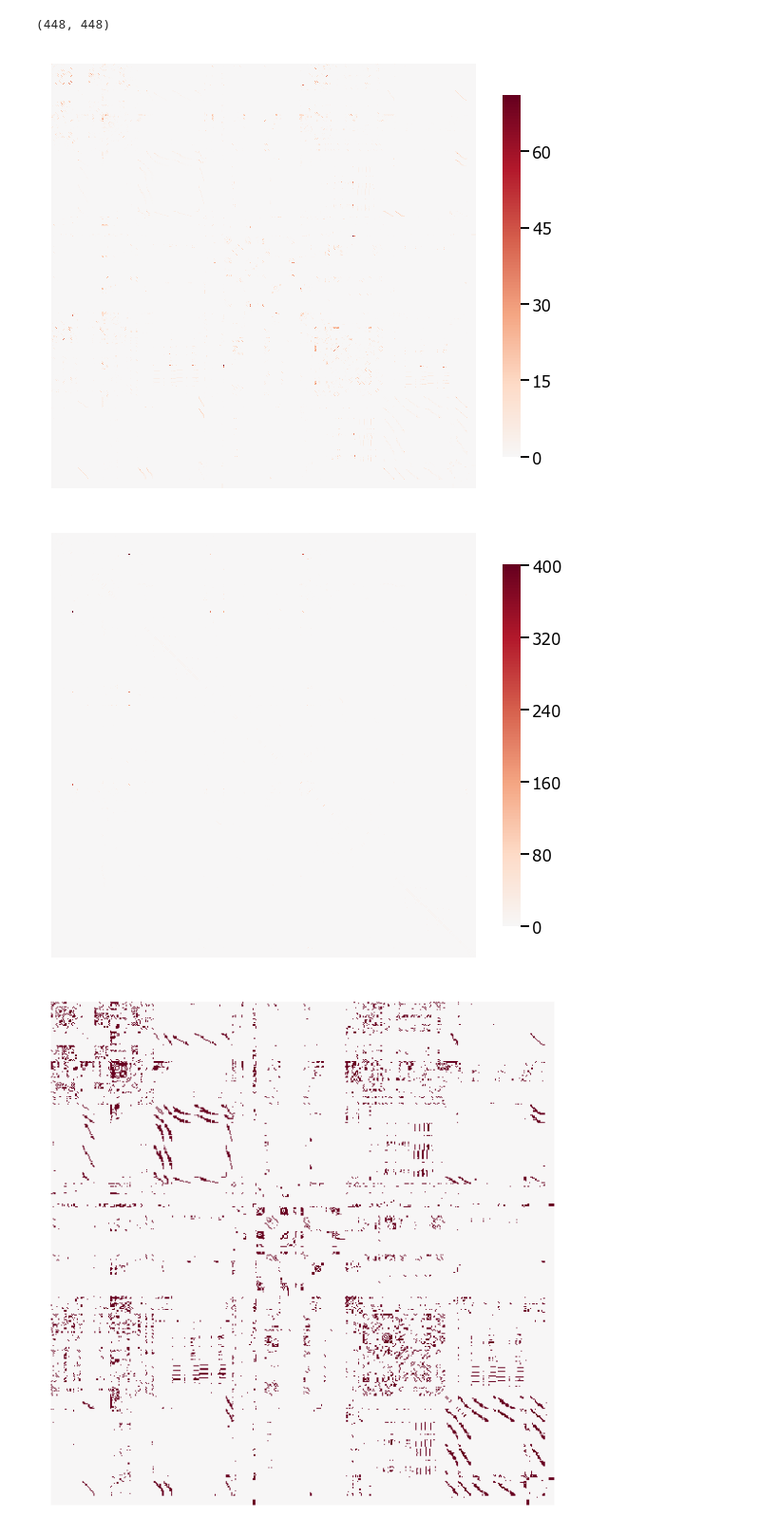
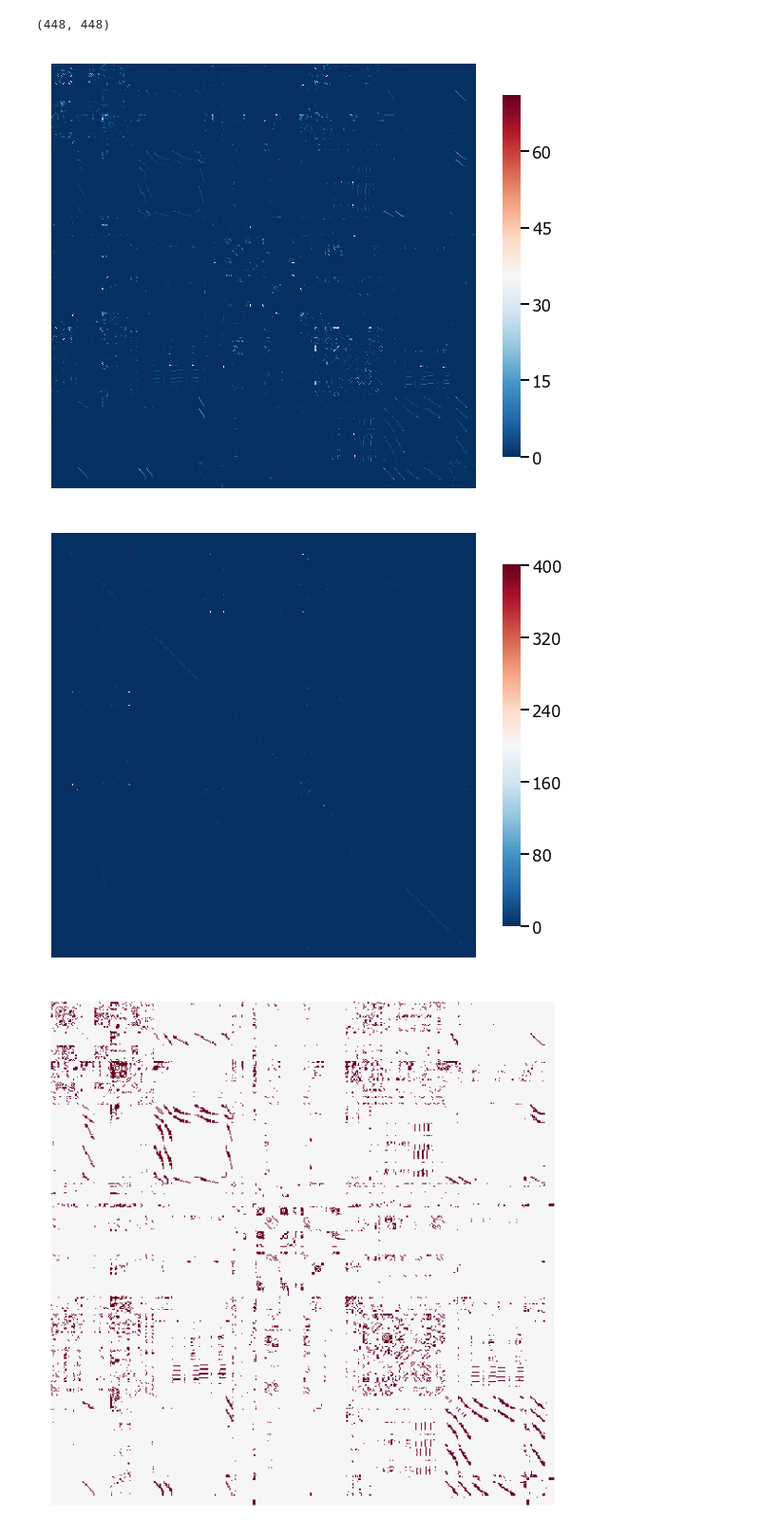
Before and after one commit to junhaobearxiong/graph_independence_test, a Jupyter notebook: notebooks/real_data/2019-04-23_celegans_results.ipynb, the cells around one changed output. Shown at 95% size. Saved outputs shown, nothing was run; the diff lists cells and outputs as text; code cells hidden in the pictures.

```diff
--- a/notebooks/real_data/2019-04-23_celegans_results.ipynb
+++ b/notebooks/real_data/2019-04-23_celegans_results.ipynb
@@ -42,15 +42,15 @@ chem.shape
 # %% [output]
 (448, 448)
 # %%
-heatmap(chem)
+heatmap(chem, center=np.max(chem)/2)
 plt.savefig('../../figures/celegans_chem_weighted.png', bbox_inches='tight')
 # %% [output]
-[figure, old version]
+[figure, new version]
 # %%
-heatmap(gap)
+heatmap(gap, center=np.max(gap)/2)
 plt.savefig('../../figures/celegans_gap_weighted.png', bbox_inches='tight')
 # %% [output]
-[figure, old version]
+[figure, new version]
 # %%
 heatmap(chem_uw, cbar=False)
 plt.savefig('../../figures/celegans_chem_unweighted.png', bbox_inches='tight')
```
Also changed, not shown: parts of 8 cells of this notebook, 4 other files.
